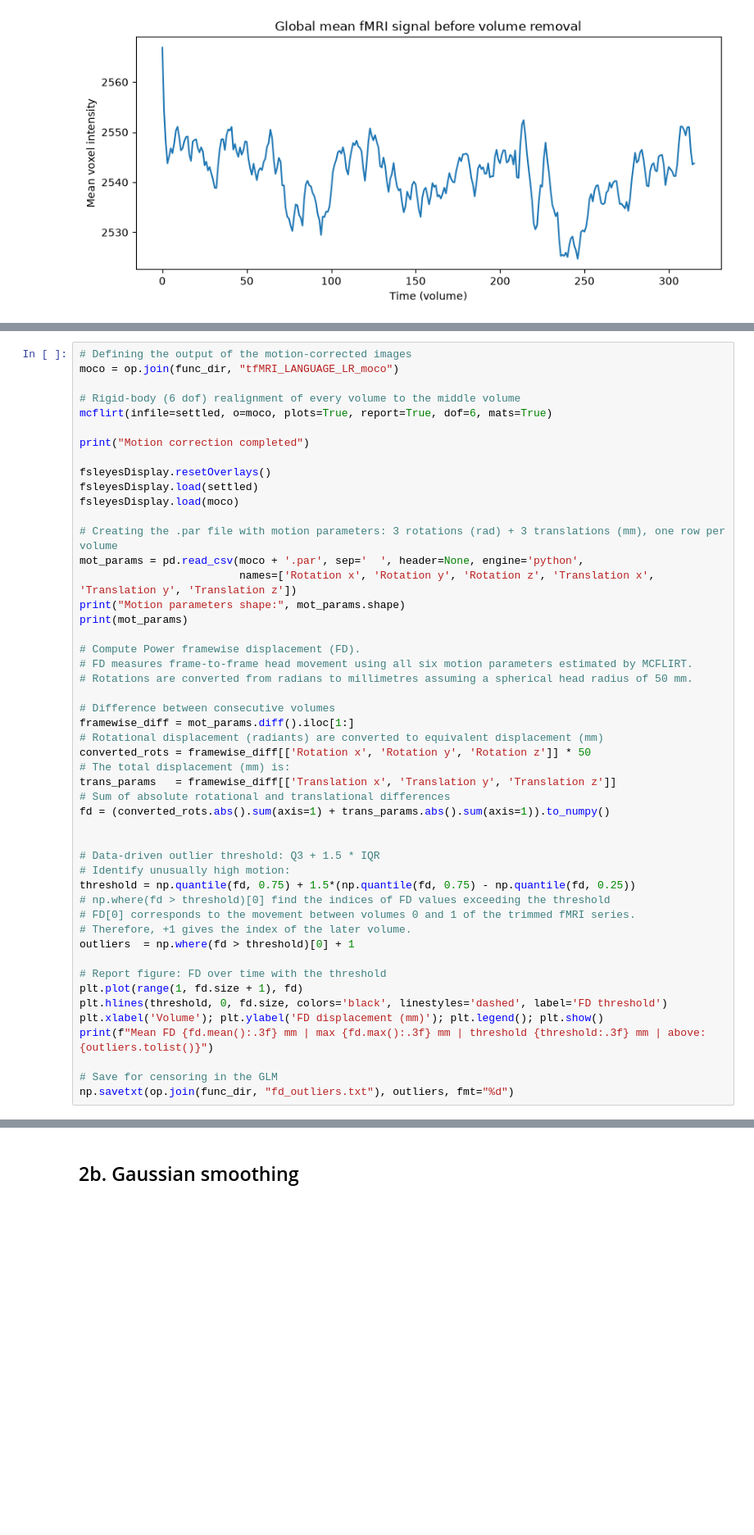
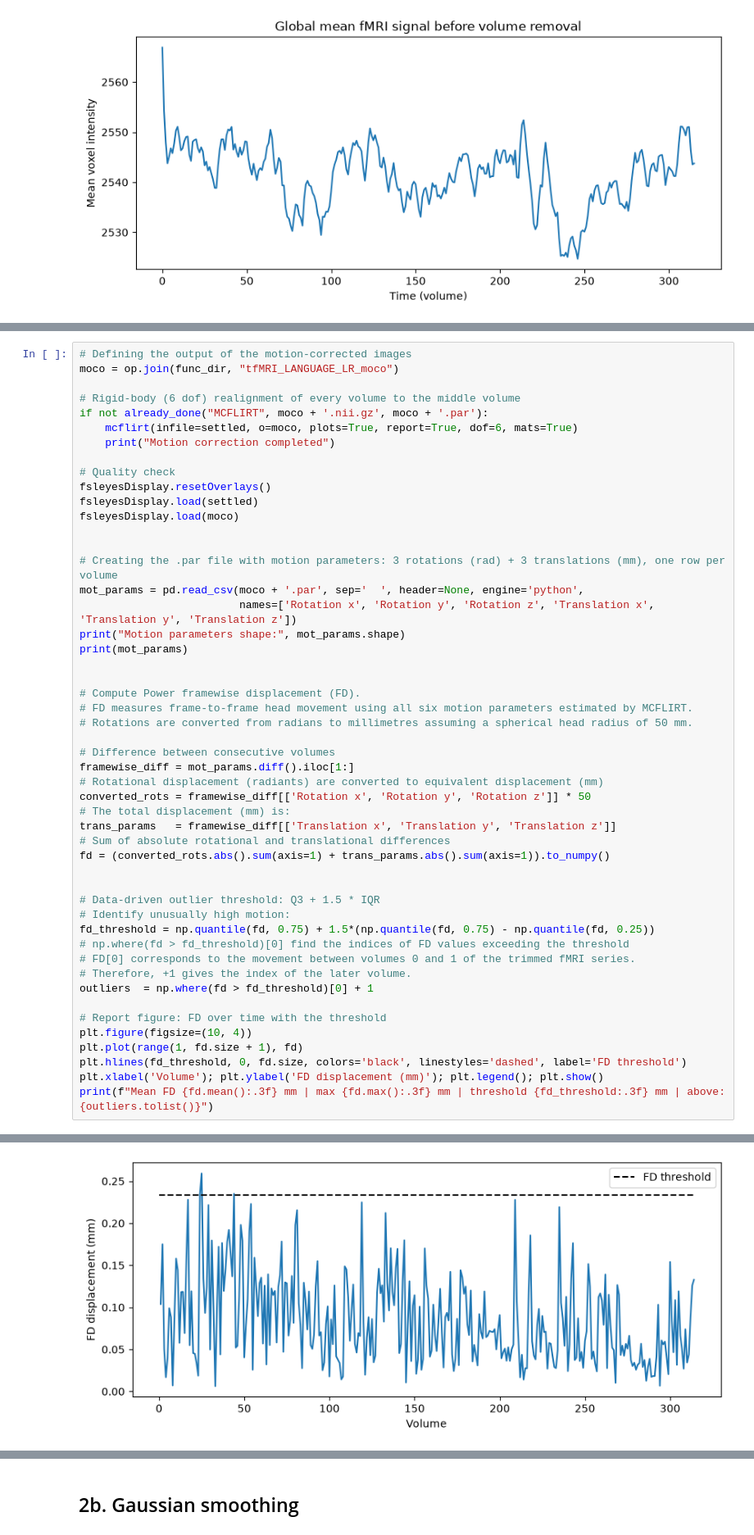
Before and after one commit to riccardobonagura/NSSP_project_1, a Jupyter notebook: GroupAI_code/02_GLM.ipynb, the cells around one changed output, grey strips where cells are left out. Shown at 82% size. Drawn from its saved outputs; the diff is of its cells as text; blank space fills up the shorter version.

```diff
--- a/GroupAI_code/02_GLM.ipynb
+++ b/GroupAI_code/02_GLM.ipynb
@@ -305,19 +304,22 @@ plt.show()
 moco = op.join(func_dir, "tfMRI_LANGUAGE_LR_moco")
 
 # Rigid-body (6 dof) realignment of every volume to the middle volume
-mcflirt(infile=settled, o=moco, plots=True, report=True, dof=6, mats=True)
+if not already_done("MCFLIRT", moco + '.nii.gz', moco + '.par'):
+    mcflirt(infile=settled, o=moco, plots=True, report=True, dof=6, mats=True)
+    print("Motion correction completed")
 
-print("Motion correction completed")
-
+# Quality check
 fsleyesDisplay.resetOverlays()
 fsleyesDisplay.load(settled)
 fsleyesDisplay.load(moco)
+
 
 # Creating the .par file with motion parameters: 3 rotations (rad) + 3 translations (mm), one row per volume
 mot_params = pd.read_csv(moco + '.par', sep='  ', header=None, engine='python',
                          names=['Rotation x', 'Rotation y', 'Rotation z', 'Translation x', 'Translation y', 'Translation z'])
 print("Motion parameters shape:", mot_params.shape)
 print(mot_params)
+
 
 # Compute Power framewise displacement (FD).
 # FD measures frame-to-frame head movement using all six motion parameters estimated by MCFLIRT.
@@ -335,18 +337,16 @@ fd = (converted_rots.abs().sum(axis=1) + trans_params.abs().sum(axis=1)).to_nump
 
 # Data-driven outlier threshold: Q3 + 1.5 * IQR
 # Identify unusually high motion:
-threshold = np.quantile(fd, 0.75) + 1.5*(np.quantile(fd, 0.75) - np.quantile(fd, 0.25))
-# np.where(fd > threshold)[0] find the indices of FD values exceeding the threshold
+fd_threshold = np.quantile(fd, 0.75) + 1.5*(np.quantile(fd, 0.75) - np.quantile(fd, 0.25))
+# np.where(fd > fd_threshold)[0] find the indices of FD values exceeding the threshold
 # FD[0] corresponds to the movement between volumes 0 and 1 of the trimmed fMRI series.
 # Therefore, +1 gives the index of the later volume.
-outliers  = np.where(fd > threshold)[0] + 1
+outliers  = np.where(fd > fd_threshold)[0] + 1
 
 # Report figure: FD over time with the threshold
+plt.figure(figsize=(10, 4))
 plt.plot(range(1, fd.size + 1), fd)
-plt.hlines(threshold, 0, fd.size, colors='black', linestyles='dashed', label='FD threshold')
+plt.hlines(fd_threshold, 0, fd.size, colors='black', linestyles='dashed', label='FD threshold')
 plt.xlabel('Volume'); plt.ylabel('FD displacement (mm)'); plt.legend(); plt.show()
-print(f"Mean FD {fd.mean():.3f} mm | max {fd.max():.3f} mm | threshold {threshold:.3f} mm | above: {outliers.tolist()}")
-
-# Save for censoring in the GLM
-np.savetxt(op.join(func_dir, "fd_outliers.txt"), outliers, fmt="%d")
+print(f"Mean FD {fd.mean():.3f} mm | max {fd.max():.3f} mm | threshold {fd_threshold:.3f} mm | above: {outliers.tolist()}")
 # %% [output]
@@ -364,0 +370 @@ third iteration - 4mm scaling, eighth tolerance
+[figure, new version]
```
Also changed, not shown: parts of 33 cells of this notebook, 2 other files.
